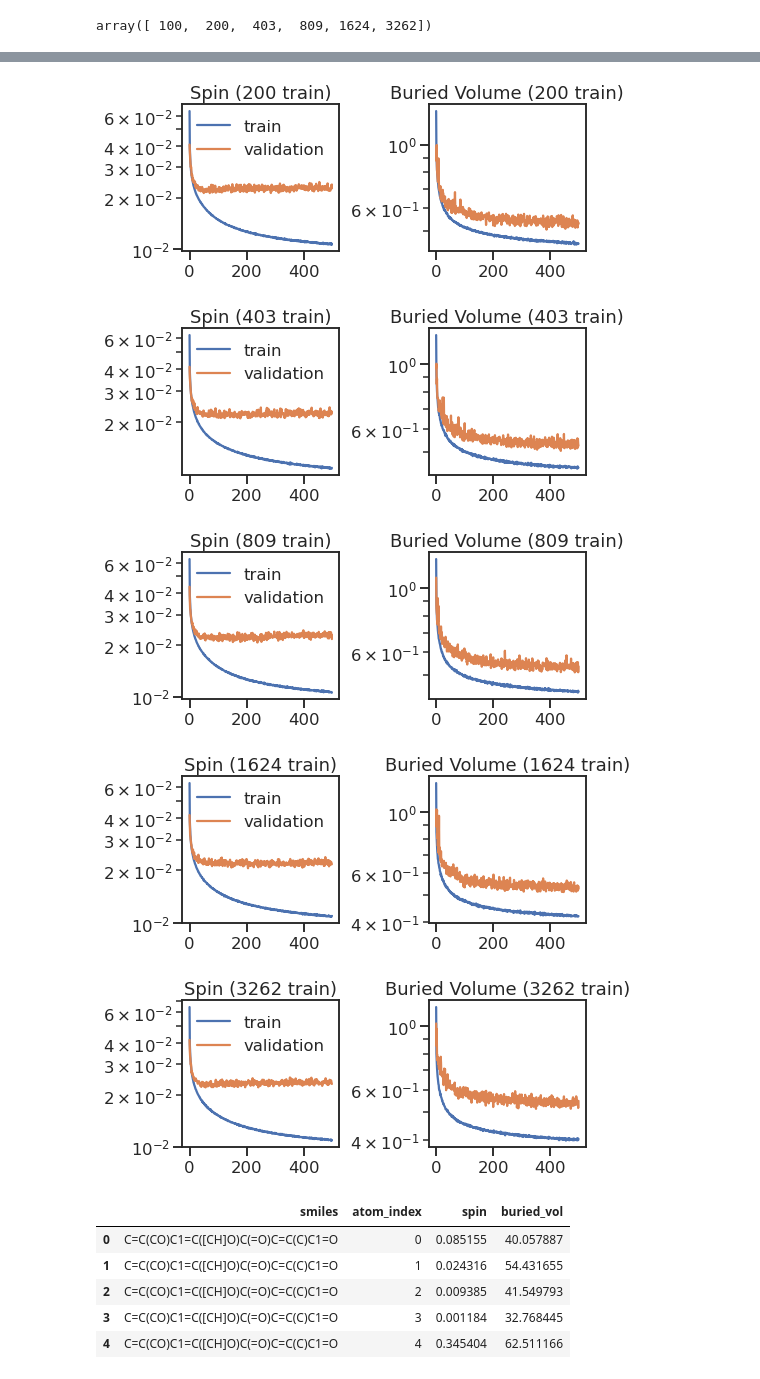
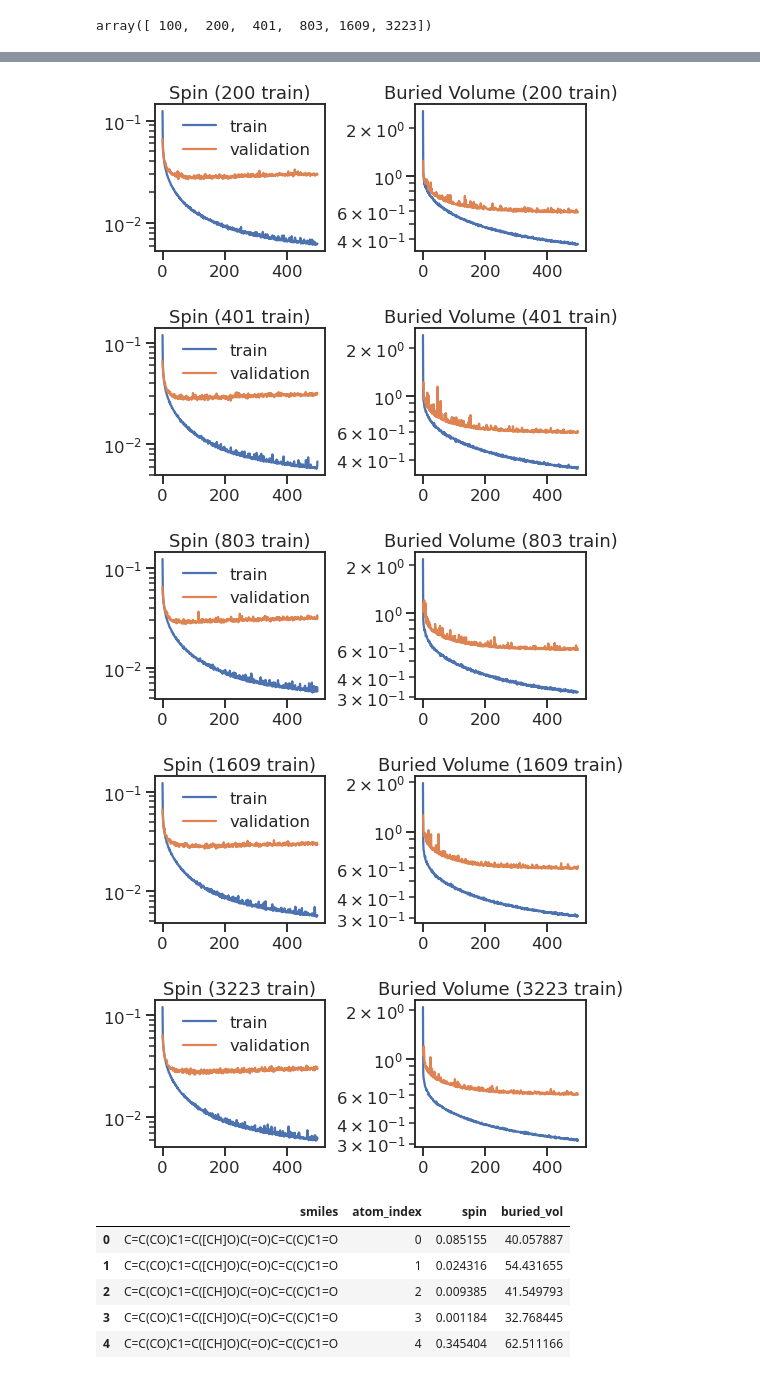
Before and after one commit to jlaw9/spin_gnn, a Jupyter notebook: 20210208_spin_bv_new_calcs_lc/plot_test_spin_bv.ipynb, the cells around one changed output, grey strips where cells are left out. Saved outputs shown, nothing was run; the diff lists cells and outputs as text; code cells hidden in the pictures.

```diff
--- a/20210208_spin_bv_new_calcs_lc/plot_test_spin_bv.ipynb
+++ b/20210208_spin_bv_new_calcs_lc/plot_test_spin_bv.ipynb
@@ -43,19 +56,22 @@ Thu Feb 11 08:50:23 2021
 |    0     36453      G   /usr/bin/X                                    64MiB |
 +-----------------------------------------------------------------------------+
 # %%
-num_new_train = len(np.load('split_spin_bv.npz', allow_pickle=True)['train_new'])
+model_name = "20210216_spin_bv_lc"
+inputs_dir = f"inputs/{model_name}"
+outputs_dir = f"outputs/{model_name}"
+num_new_train = len(np.load(f'{inputs_dir}/split_spin_bv.npz', allow_pickle=True)['train_new'])
 # split the 3K new calculations into groups evenly spaced by log
 num_train_list = np.logspace(2, np.log10(num_new_train), num=6, dtype=int)
 # make sure the last entry includes all training data
 num_train_list[-1] = num_new_train
 num_train_list
 # %% [output]
-array([ 100,  200,  403,  809, 1624, 3262])
+array([ 100,  200,  401,  803, 1609, 3223])
 # %%
 for num in num_train_list:
     fig, axs = plt.subplots(ncols=2, sharex=True, figsize=(7, 3))
 
-    log2 = pd.read_csv(f'20210208_spin_bv_lc/n_{num}/log.csv', error_bad_lines=False).set_index('epoch')
+    log2 = pd.read_csv(f'{outputs_dir}/n_{num}/log.csv', error_bad_lines=False).set_index('epoch')
 
     axs[0].plot(log2['spin_loss'], label='train')
     axs[0].plot(log2['val_spin_loss'], label='validation')
@@ -73,7 +89,7 @@ for num in num_train_list:
     axs[0].legend()
 #     plt.suptitle(f"{num} new training examples", fontsize=18)
 
-    print(log2.min())
+#     print(log2.min())
 
 
     plt.tight_layout()
@@ -100,5 +99,5 @@ dtype: float64
-[figure, old version]
+[figure, new version]
-[figure, old version]
+[figure, new version]
-[figure, old version]
+[figure, new version]
-[figure, old version]
+[figure, new version]
-[figure, old version]
+[figure, new version]
```
Also changed, not shown: parts of 19 cells of this notebook, 10 other files.
